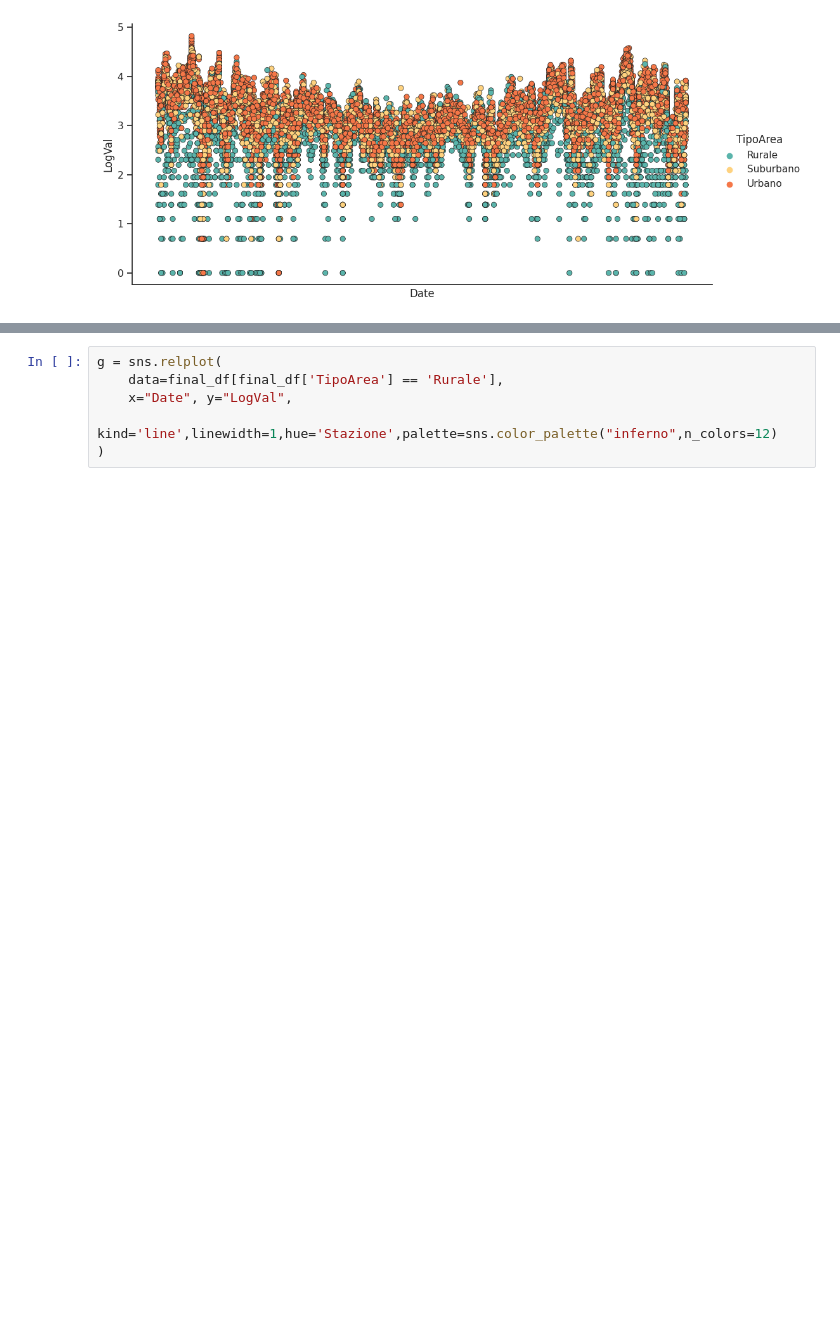
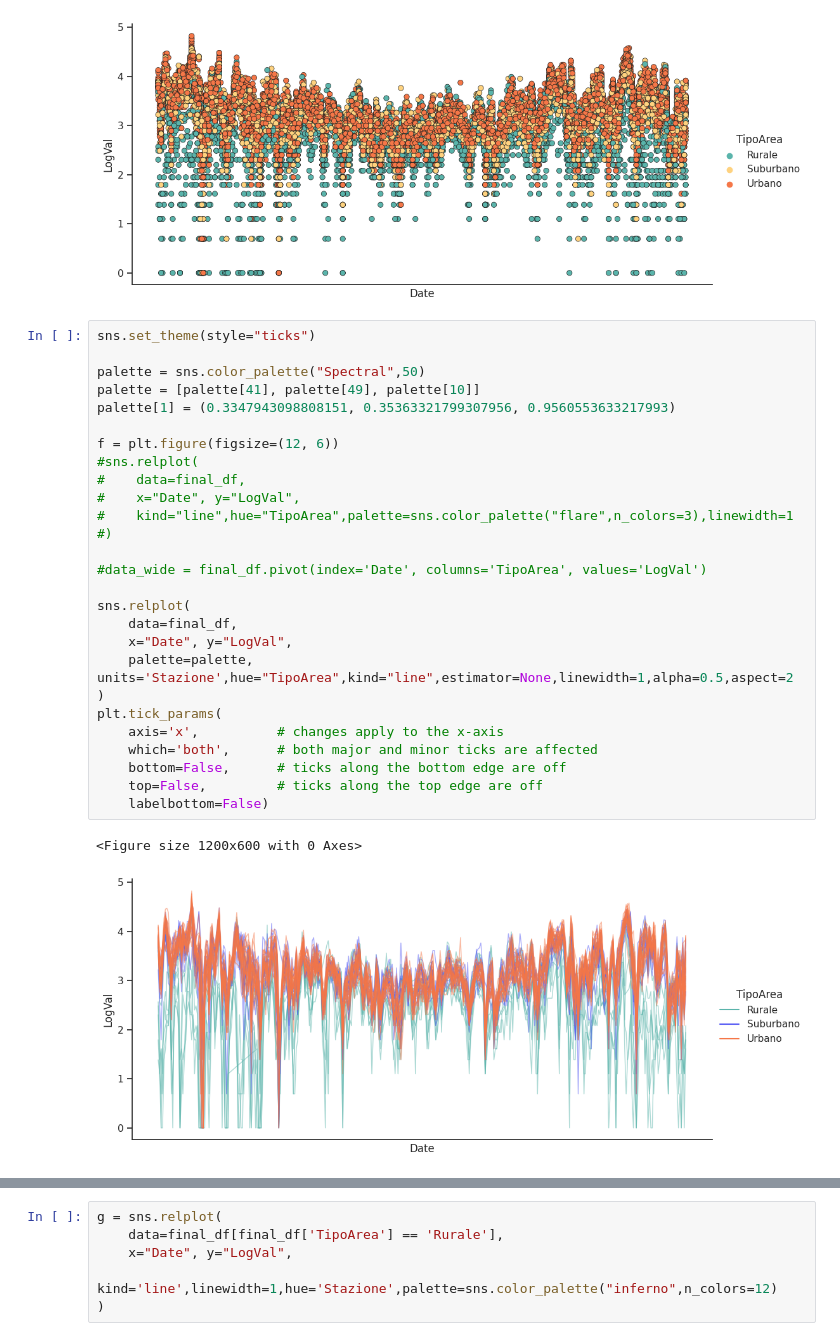
Before and after one commit to CostanzaCantalini/bayes_colab, a Jupyter notebook: data/analisi_esplorativa_tesi.ipynb, the cells around one changed output, grey strips where cells are left out. Cells and saved outputs as stored; diff of their text form; blank space fills up the shorter version.

Commit message:
Porvato a cambiare colore plot

```diff
--- a/data/analisi_esplorativa_tesi.ipynb
+++ b/data/analisi_esplorativa_tesi.ipynb
@@ -164,3 +164,33 @@ plt.tick_params(
 # %% [output]
 <Figure size 1200x600 with 0 Axes>
 [figure]
+# %%
+sns.set_theme(style="ticks")
+
+palette = sns.color_palette("Spectral",50)
+palette = [palette[41], palette[49], palette[10]]
+palette[1] = (0.3347943098808151, 0.35363321799307956, 0.9560553633217993)
+
+f = plt.figure(figsize=(12, 6))
+#sns.relplot(
+#    data=final_df,
+#    x="Date", y="LogVal",
+#    kind="line",hue="TipoArea",palette=sns.color_palette("flare",n_colors=3),linewidth=1
+#)
+
+#data_wide = final_df.pivot(index='Date', columns='TipoArea', values='LogVal')
+
+sns.relplot(
+    data=final_df,
+    x="Date", y="LogVal",
+    palette=palette, units='Stazione',hue="TipoArea",kind="line",estimator=None,linewidth=1,alpha=0.5,aspect=2
+)
+plt.tick_params(
+    axis='x',          # changes apply to the x-axis
+    which='both',      # both major and minor ticks are affected
+    bottom=False,      # ticks along the bottom edge are off
+    top=False,         # ticks along the top edge are off
+    labelbottom=False)
+# %% [output]
+<Figure size 1200x600 with 0 Axes>
+[figure, added]
```
Also changed, not shown: parts of 2 cells of this notebook.
